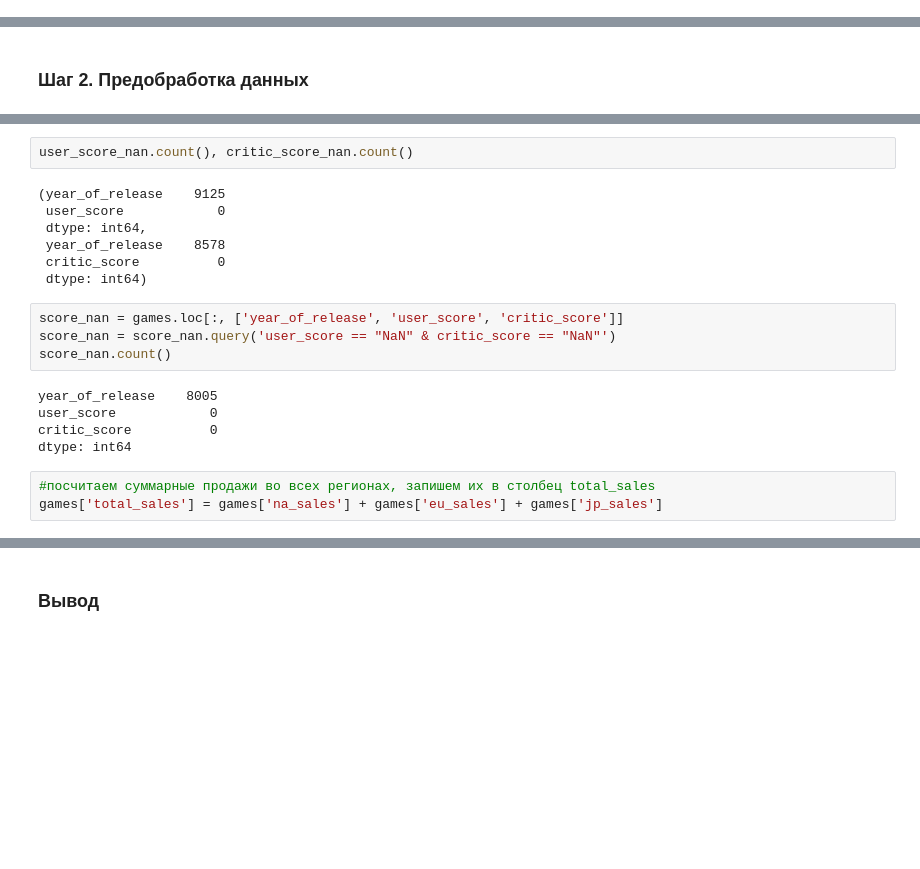
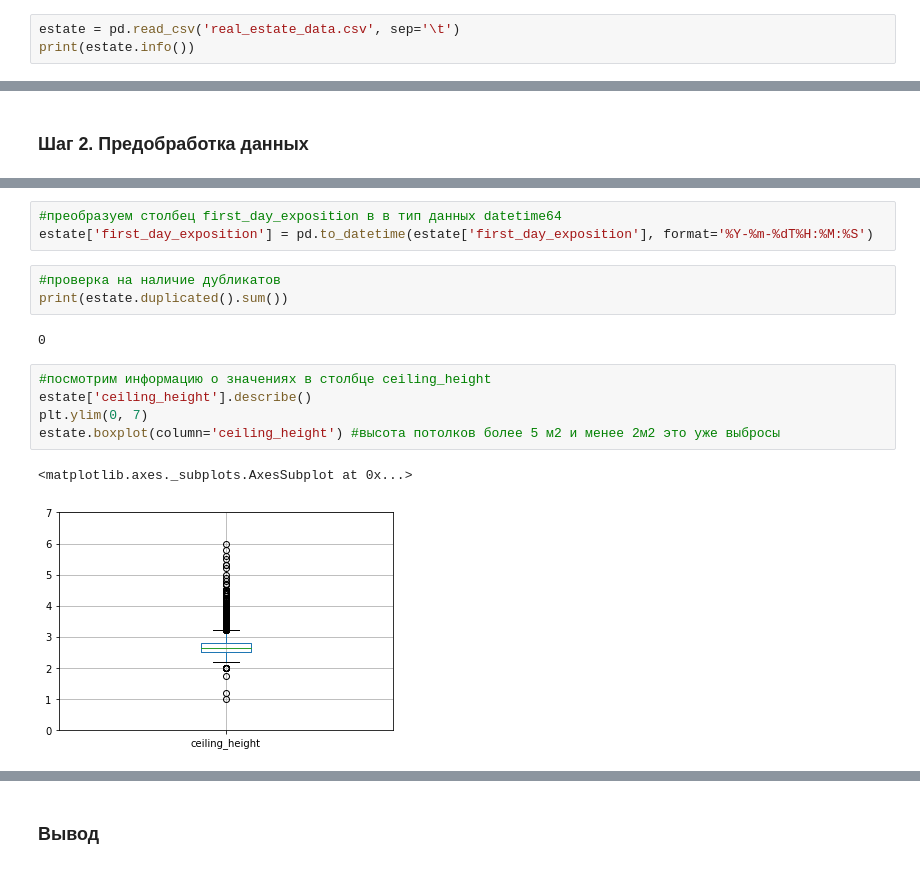
Before and after one commit to nyalekseevna/yandex_praktikum_projects, a Jupyter notebook: game_platform_EDA/game_platform_EDA.ipynb, the cells around one changed output, grey strips where cells are left out. Drawn from its saved outputs; the diff is of its cells as text; blank space fills up the shorter version.

```diff
--- a/game_platform_EDA/game_platform_EDA.ipynb
+++ b/game_platform_EDA/game_platform_EDA.ipynb
@@ -74,0 +18,3 @@ array(['E', nan, 'M', 'T', 'E10+', 'K-A', 'AO', 'EC', 'RP'], dtype=object)
+# %%
+estate = pd.read_csv('real_estate_data.csv', sep='\t')
+print(estate.info())
@@ -139,21 +69,16 @@ c_after_2000 = critic_score_nan.query('year_of_release >= 2005').count()
-# %%
-user_score_nan.count(), critic_score_nan.count()
-# %% [output]
-(year_of_release    9125
- user_score            0
- dtype: int64,
- year_of_release    8578
- critic_score          0
- dtype: int64)
-# %%
-score_nan = games.loc[:, ['year_of_release', 'user_score', 'critic_score']]
-score_nan = score_nan.query('user_score == "NaN" & critic_score == "NaN"')
-score_nan.count()
-# %% [output]
-year_of_release    8005
-user_score            0
-critic_score          0
-dtype: int64
-# %%
-#посчитаем суммарные продажи во всех регионах, запишем их в столбец total_sales
-games['total_sales'] = games['na_sales'] + games['eu_sales'] + games['jp_sales']
+# %%
+#преобразуем столбец first_day_exposition в в тип данных datetime64
+estate['first_day_exposition'] = pd.to_datetime(estate['first_day_exposition'], format='%Y-%m-%dT%H:%M:%S')
+# %%
+#проверка на наличие дубликатов
+print(estate.duplicated().sum())
+# %% [output]
+0
+# %%
+#посмотрим информацию о значениях в столбце ceiling_height
+estate['ceiling_height'].describe()
+plt.ylim(0, 7)
+estate.boxplot(column='ceiling_height') #высота потолков более 5 м2 и менее 2м2 это уже выбросы
+# %% [output]
+<matplotlib.axes._subplots.AxesSubplot at 0x...>
+[figure, added]
```
Also changed, not shown: parts of 166 cells of this notebook, 1 other file.
